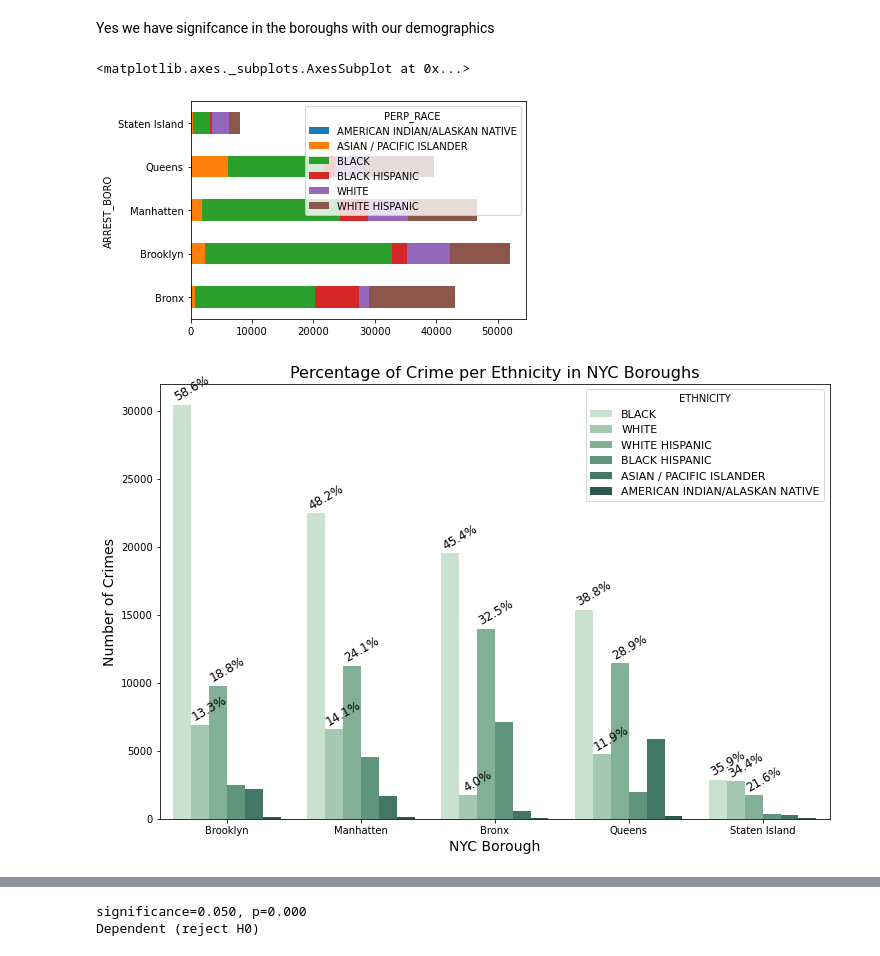
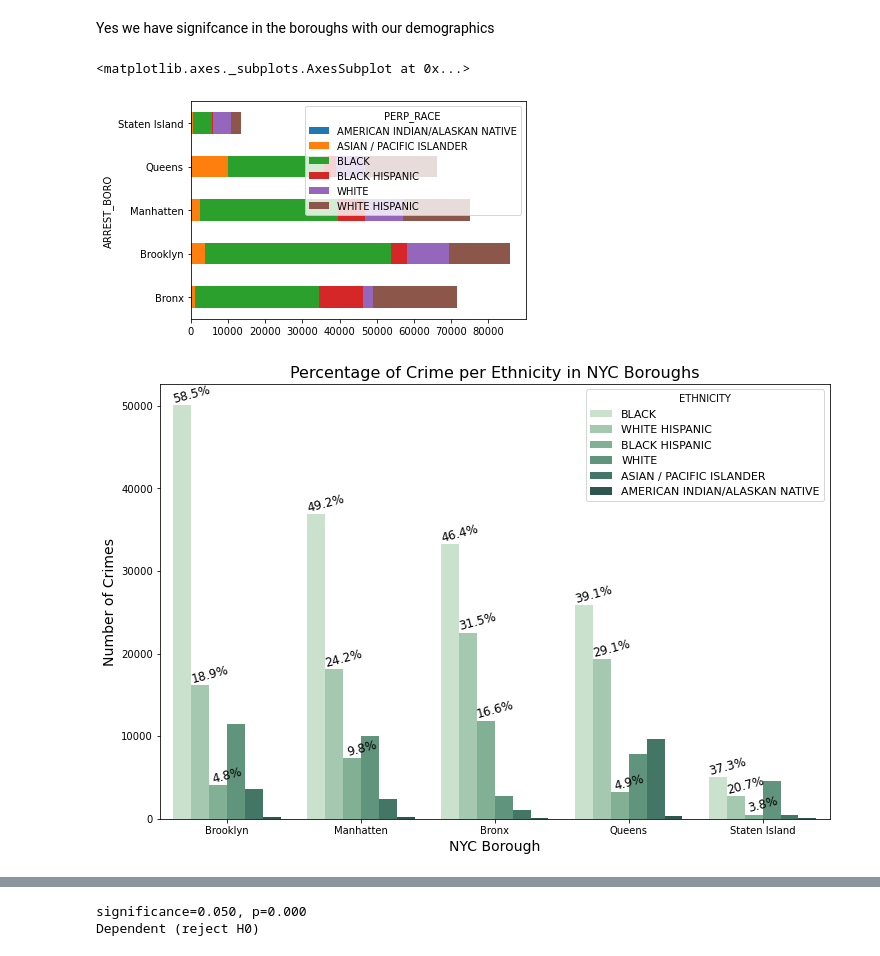
Before and after one commit to MudSnail/MidTerm, a Jupyter notebook: Pre_Covid_EDA.ipynb, the cells around one changed output, grey strips where cells are left out. Saved outputs shown, nothing was run; the diff lists cells and outputs as text; code cells hidden in the pictures.

```diff
--- a/Pre_Covid_EDA.ipynb
+++ b/Pre_Covid_EDA.ipynb
@@ -36,5 +35,6 @@ df.head()
 # %%
-data = pd.read_csv('Data/EDA_data/pre_covid_crime.csv')
+#I will also upload the dataframe without ordinals for some plots
+data = pd.read_csv('Data/EDA_data/crime_master.csv')
 data.head()
 # %% [output]
 |  | ARREST_DATE | Crime Severity | ARREST_BORO | AGE_GROUP | PERP_SEX | PERP_RACE | Latitude | Longitude | ... |
@@ -413,34 +414,35 @@ F_onewayResult(statistic=169905.29221649547, pvalue=0.0)
 # %% [markdown]
 Yes we have signifcance in the boroughs with our demographics
 # %%
-#Bar plot showing proportion of crimes committed per race at each boro
+#Bar plot showing proportion of crimes committed per rae at each boro
 pd.crosstab(data['ARREST_BORO'], data['PERP_RACE']).plot(kind="barh",stacked=True)
 # %% [output]
 <matplotlib.axes._subplots.AxesSubplot at 0x...>
-[figure, old version]
+[figure, new version]
 # %%
-#Calculating the percentage of crimes by ethnicity at each borough
+#Calculating the percentage of crime severity at each borough
 boro_name = ['Manhatten', 'Brooklyn', 'Queens', 'Bronx', 'Staten Island']
 race = ['AMERICAN INDIAN/ALASKAN NATIVE', 'ASIAN / PACIFIC ISLANDER',
         'BLACK', 'BLACK HISPANIC', 'WHITE','WHITE HISPANIC']
 subtotal_boro = data.groupby('ARREST_BORO')['PERP_RACE'].agg('count').sort_values(ascending=False) #total of each boro count
 fig = plt.figure(figsize=[12,8])
 ax = sns.countplot(x="ARREST_BORO", hue="PERP_RACE",
                    data=data[['ARREST_BORO', 'PERP_RACE']],
                    order = subtotal_boro.index,
                   palette = "ch:2.5,-.2,dark=.3")
 
 ax.set_xlabel('NYC Borough', fontsize = 14)
 ax.set_ylabel('Number of Crimes', fontsize = 14)
 ax.set_title('Percentage of Crime per Ethnicity in NYC Boroughs', fontsize = 16)
+#ax._legend.set_title('Ethnicity', fontsize=12)
 ax.legend(title = "ETHNICITY", fontsize = 11)
 
 #calculate percentage to anntotate
 boro_num2 = [val for val in range(0, 5)]*3 #[0,1,2,3,4,0,1,2,3,4...] work for the order
 for p, i in zip(ax.patches, boro_num2):
     percent = p.get_height()/subtotal_boro[i]
     ax.annotate('{:.1f}%'. format(percent*100), (p.get_x()+0.138, p.get_height()+300),
-                ha='center', size=12, rotation = 30)
+                ha='center', size=12, rotation = 15)
 # %% [output]
-[figure, old version]
+[figure, new version]
 # %%
```
Also changed, not shown: parts of 39 cells of this notebook.
